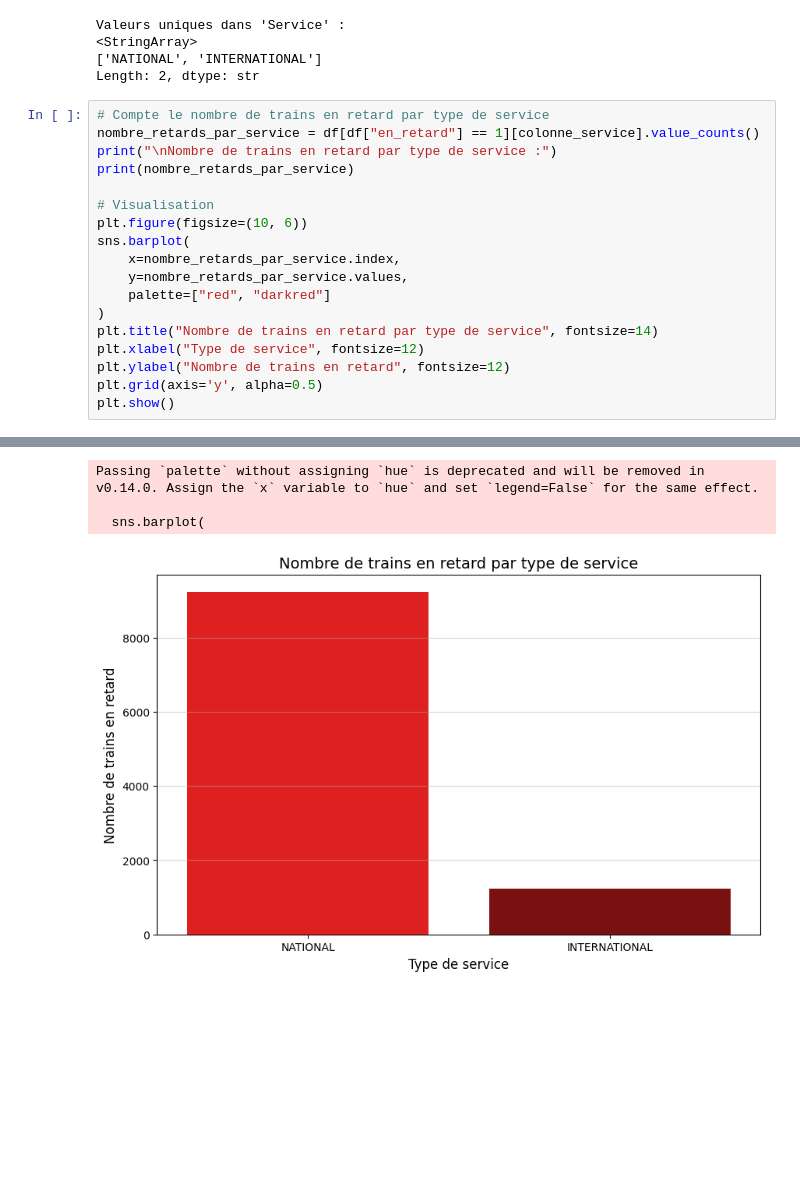
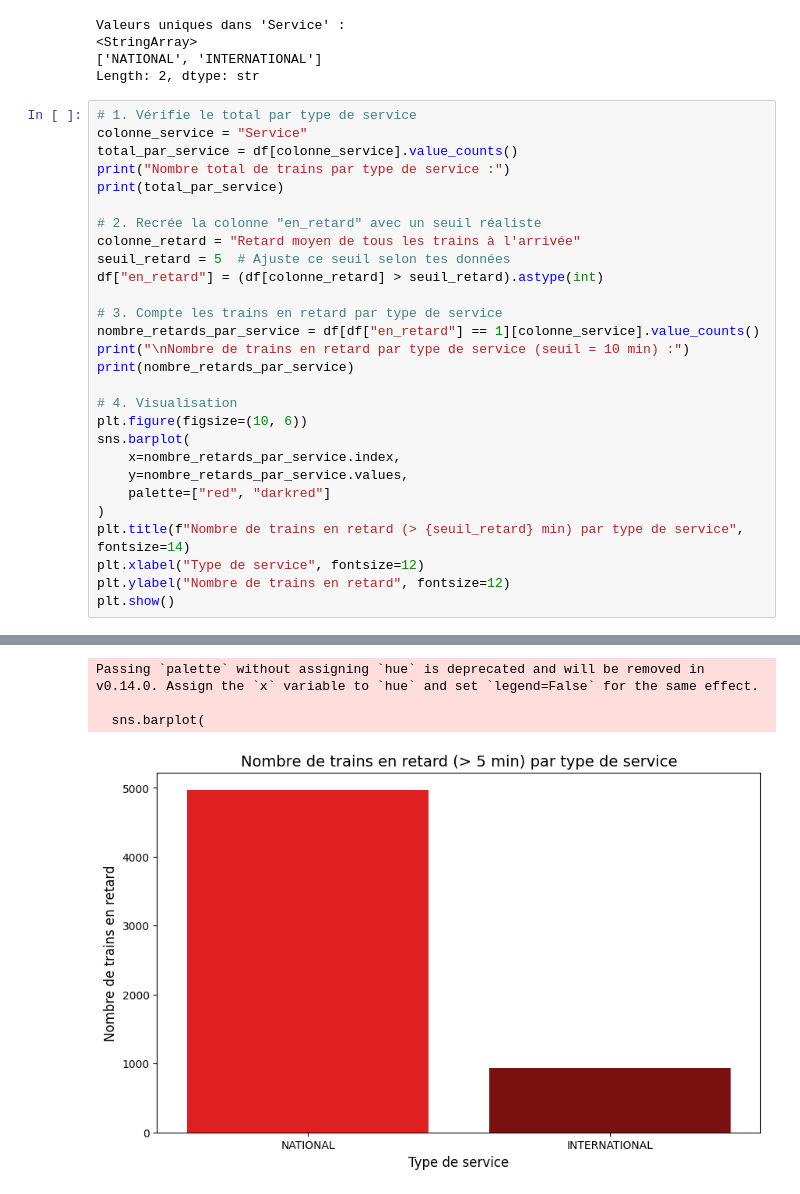
Before and after one commit to MeghCH/Tardis, a Jupyter notebook: tardis_eda.ipynb, the cells around one changed output, grey strips where cells are left out. Drawn from its saved outputs; the diff is of its cells as text; blank space fills up the shorter version.

Commit message:
feat new graphs fix files

```diff
--- a/tardis_eda.ipynb
+++ b/tardis_eda.ipynb
@@ -369,21 +406,31 @@ Valeurs uniques dans 'Service' :
 ['NATIONAL', 'INTERNATIONAL']
 Length: 2, dtype: str
 # %%
-# Compte le nombre de trains en retard par type de service
+# 1. Vérifie le total par type de service
+colonne_service = "Service"
+total_par_service = df[colonne_service].value_counts()
+print("Nombre total de trains par type de service :")
+print(total_par_service)
+
+# 2. Recrée la colonne "en_retard" avec un seuil réaliste
+colonne_retard = "Retard moyen de tous les trains à l'arrivée"
+seuil_retard = 5  # Ajuste ce seuil selon tes données
+df["en_retard"] = (df[colonne_retard] > seuil_retard).astype(int)
+
+# 3. Compte les trains en retard par type de service
 nombre_retards_par_service = df[df["en_retard"] == 1][colonne_service].value_counts()
-print("\nNombre de trains en retard par type de service :")
+print("\nNombre de trains en retard par type de service (seuil = 10 min) :")
 print(nombre_retards_par_service)
 
-# Visualisation
+# 4. Visualisation
 plt.figure(figsize=(10, 6))
 sns.barplot(
     x=nombre_retards_par_service.index,
     y=nombre_retards_par_service.values,
     palette=["red", "darkred"]
 )
-plt.title("Nombre de trains en retard par type de service", fontsize=14)
+plt.title(f"Nombre de trains en retard (> {seuil_retard} min) par type de service", fontsize=14)
 plt.xlabel("Type de service", fontsize=12)
 plt.ylabel("Nombre de trains en retard", fontsize=12)
-plt.grid(axis='y', alpha=0.5)
 plt.show()
 # %% [output]
@@ -395,4 +448,4 @@ Name: count, dtype: int64
 Passing `palette` without assigning `hue` is deprecated and will be removed in v0.14.0. Assign the `x` variable to `hue` and set `legend=False` for the same effect.
 
   sns.barplot(
-[figure, old version]
+[figure, new version]
```
Also changed, not shown: parts of 41 cells of this notebook, 1 other file.
